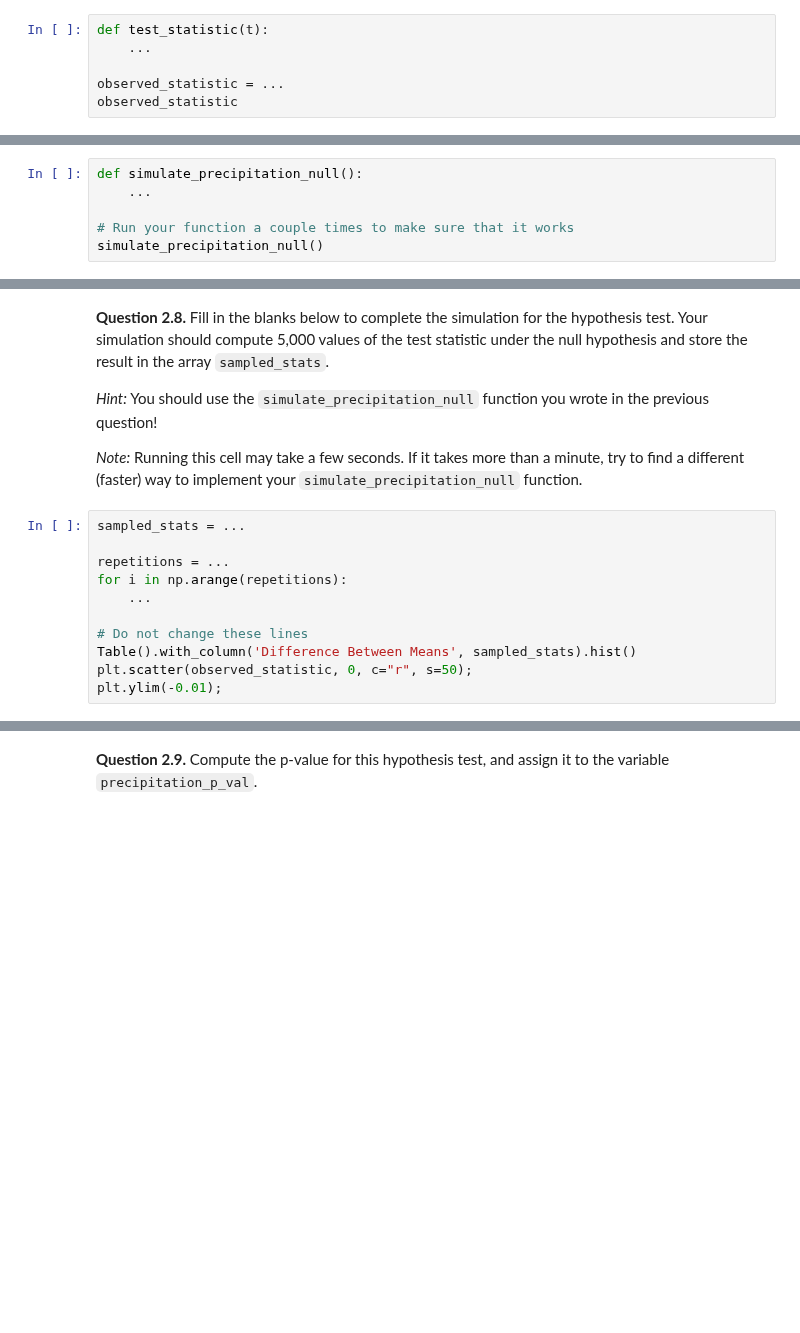
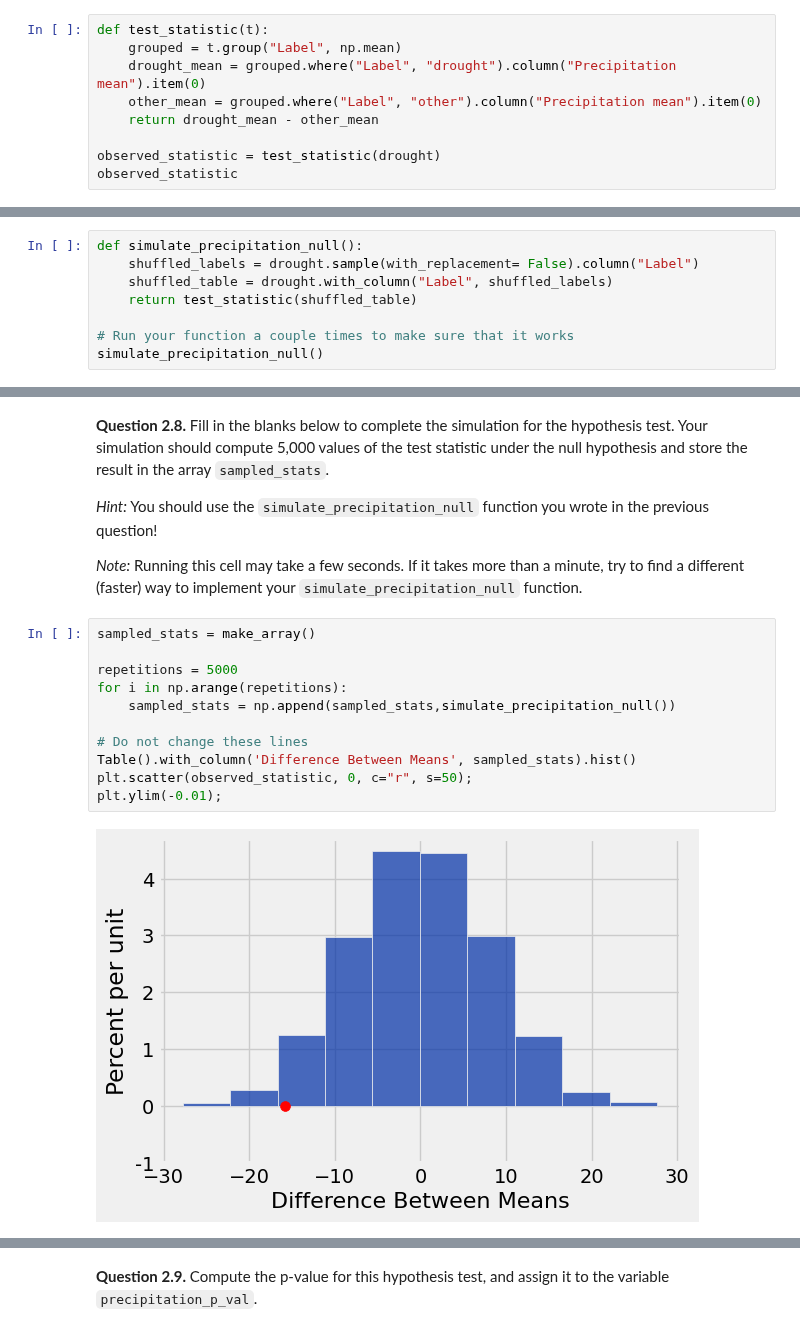
Before and after one commit to bwinterstein/Intro-Data, a Jupyter notebook: Project/project2.ipynb, the cells around one changed output, grey strips where cells are left out. Drawn from its saved outputs; the diff is of its cells as text; blank space fills up the shorter version.

```diff
--- a/Project/project2.ipynb
+++ b/Project/project2.ipynb
@@ -518,7 +612,10 @@ Then, use the function you define to assign `observed_statistic` to the observed
 *Hint*: Use the `group` function to compute the average preciptation for the two categories.
 # %%
 def test_statistic(t):
-    ...
+    grouped = t.group("Label", np.mean)
+    drought_mean = grouped.where("Label", "drought").column("Precipitation mean").item(0)
+    other_mean = grouped.where("Label", "other").column("Precipitation mean").item(0)
+    return drought_mean - other_mean
 
-observed_statistic = ...
+observed_statistic = test_statistic(drought)
 observed_statistic
@@ -532,7 +633,9 @@ Now that we have defined our hypotheses and test statistic, we are ready to cond
 *Hint*: Using `t.with_column(...)` with a column name that already exists in a table `t` will replace that column with the newly specified values.
 # %%
 def simulate_precipitation_null():
-    ...
+    shuffled_labels = drought.sample(with_replacement= False).column("Label")
+    shuffled_table = drought.with_column("Label", shuffled_labels)
+    return test_statistic(shuffled_table)
 
 # Run your function a couple times to make sure that it works
 simulate_precipitation_null()
@@ -545,15 +652,17 @@ grader.check("q2_7")
 
 *Note:* Running this cell may take a few seconds. If it takes more than a minute, try to find a different (faster) way to implement your `simulate_precipitation_null` function.
 # %%
-sampled_stats = ...
+sampled_stats = make_array()
 
-repetitions = ...
+repetitions = 5000
 for i in np.arange(repetitions):
-    ...
+    sampled_stats = np.append(sampled_stats,simulate_precipitation_null())
 
 # Do not change these lines
 Table().with_column('Difference Between Means', sampled_stats).hist()
 plt.scatter(observed_statistic, 0, c="r", s=50);
 plt.ylim(-0.01);
+# %% [output]
+[figure, added]
 # %%
 grader.check("q2_8")
```
Also changed, not shown: parts of 27 cells of this notebook, 2 other files.
